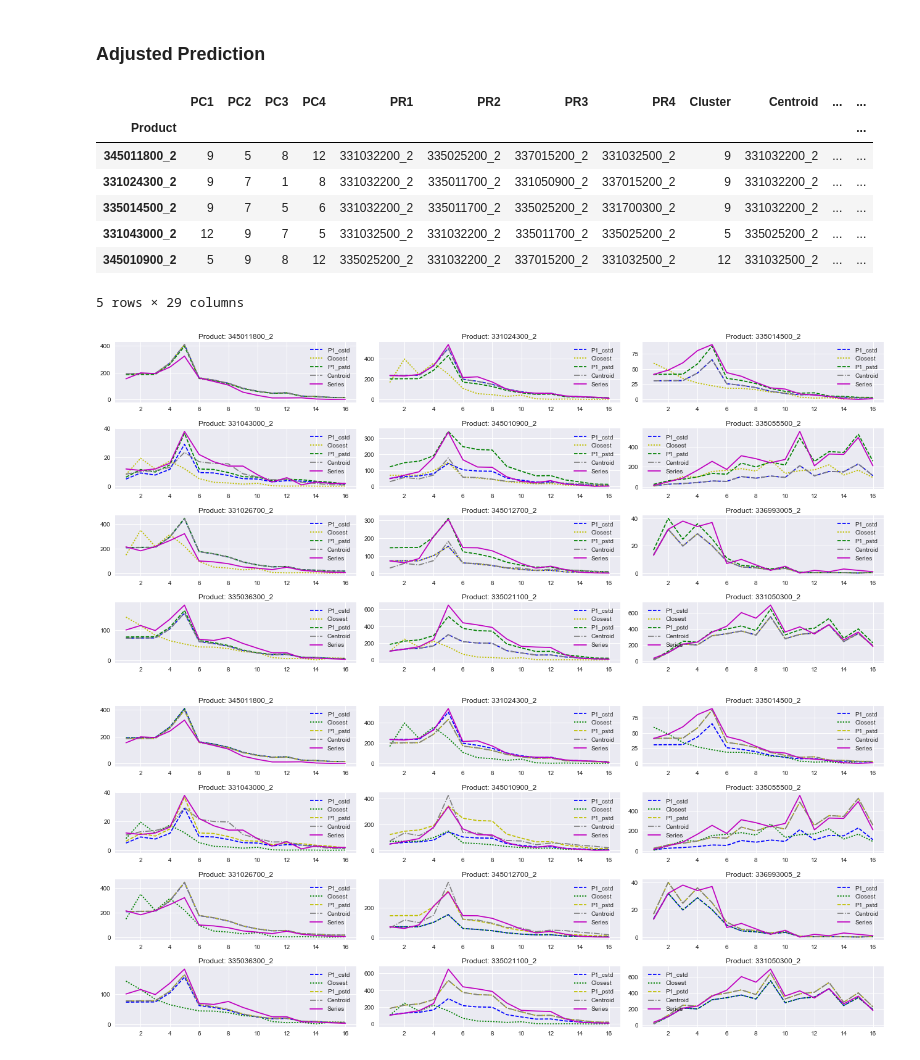
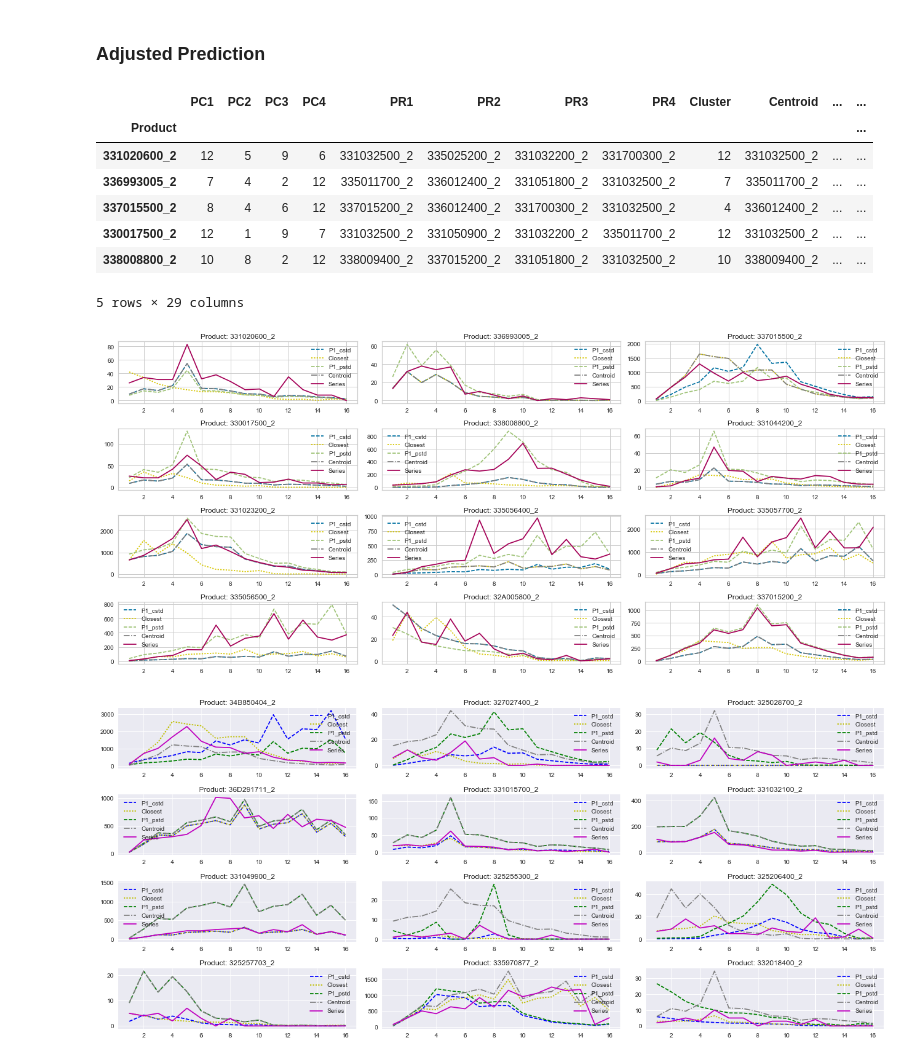
Before and after one commit to imad24/pc_clustering, a Jupyter notebook: notebooks/7SEF/0.6-imad-predict-NPI-quantities.ipynb, the cells around one changed output. Cells and saved outputs as stored; diff of their text form; code cells hidden in the pictures.

```diff
--- a/notebooks/7SEF/0.6-imad-predict-NPI-quantities.ipynb
+++ b/notebooks/7SEF/0.6-imad-predict-NPI-quantities.ipynb
@@ -205,0 +214,9 @@ avg / total       0.47      0.45      0.45       210
+# %%
+
+
+X_train, X_test, y_train, y_test = train_test_split(X, y, test_size=0.1)
+visualizer = ClassificationReport(classifier, classes=None, support=True)
+
+visualizer.fit(X_train, y_train)  # Fit the visualizer and the model
+visualizer.score(X_test, y_test)  # Evaluate the model on the test data
+g = visualizer.poof()
@@ -428,7 +438,7 @@ from sklearn.externals import joblib
 
 
 features_df.head()
-encoded_df = encode(features_df,non_categorical = ["Tprice","Nstore"])
+encoded_df = tools.encode(features_df,non_categorical = ["Tprice","Nstore"])
 
 encoded_df.head()
 # %% [output]
@@ -443,7 +453,7 @@ encoded_df.head()
 # %%
 predictor = joblib.load(models_path+'regressor_std.pkl')
 
-disp = p_series.iloc[:,:-3].loc[results.index[0:12]]
+disp = p_series.iloc[:,:-3].loc[bad.index[:12]]
 disp = p_series.iloc[:,:-3]
 
 R2 = []
@@ -485,14 +495,14 @@ for index,values in disp.iterrows():
     rmse3 = math.sqrt(MSE(p3,series)/n)
     rmse4 = math.sqrt(MSE(p4,series)/n)
 
-    r2_1 = r2_score(p1,series,multioutput="uniform_average")
-    r2_2 = r2_score(p2,series,multioutput="uniform_average")
-    r2_3 = r2_score(p3,series,multioutput="uniform_average")
-    r2_4 = r2_score(p4,series,multioutput="uniform_average")
+    r2_1 = tools.MASE(series,series,p1) #r2_score(p1,series,multioutput="uniform_average")
+    r2_2 = tools.MASE(series,series,p2)#r2_score(p2,series,multioutput="uniform_average")
+    r2_3 = tools.MASE(series,series,p3)#r2_score(p3,series,multioutput="uniform_average")
+    r2_4 = tools.MASE(series,series,p4)#r2_score(p4,series,multioutput="uniform_average")
 
     r2 = [r2_1,r2_2,r2_3,r2_4]
     rmse = [rmse1,rmse2,rmse3,rmse4]
-    best = np.argmin(rmse)
+    best = 0 #np.argmin(rmse)
 
     BEST.append(best)
     R2.append(r2[best])
@@ -502,7 +512,7 @@ disp["R2"] = R2
 disp["RMSE"] = RMSE
 disp["Best"] = BEST
 display(disp.R2.describe())
-disp[disp.R2>0].R2.plot(kind="box")
-print(disp[disp.R2>0].R2.count()/disp.shape[0])
+disp[disp.R2<1.5].R2.plot(kind="box")
+print(disp[disp.R2<4].R2.count()/disp.shape[0])
 plt.show()
 # %% [output]
@@ -520,7 +530,9 @@ Name: R2, dtype: float64
 # %% [markdown]
 ### Display First Prediction
 # %%
-display_result = disp[disp.R2>0].nlargest(disp.shape[0],"R2").iloc[:12,:-3]
+part = 1
+
+display_result = disp[disp.R2>0].nsmallest(disp.shape[0],"RMSE").iloc[12 * (part-1) : 12 * (part),:-3]
 
 display(disp.loc[display_result.index].head())
 plt.figure(figsize=(18,8))
@@ -610,7 +620,7 @@ plt.show()
 from sklearn.neighbors import KNeighborsClassifier
 from sklearn.neighbors import NearestNeighbors
 
-display_result = disp[disp.R2>0].nlargest(disp.shape[0],"R2").iloc[:12,:-3]
+display_result = disp[disp.R2>0].nlargest(disp.shape[0],"R2").iloc[-12:,:-3]
 
 display(disp.loc[display_result.index].head())
 plt.figure(figsize=(18,8))
@@ -654,46 +664,49 @@ for index,values in display_result.iterrows():
     #Adjusted
     knn = NearestNeighbors(n_neighbors=1, metric="euclidean")
     knn.fit(p_array.iloc[:,:n_points])
     closest = knn.kneighbors([first_points], 1, return_distance=False)[0][0]
 
     cstd = (series[:n_points]/p_array.iloc[closest,:n_points]).median()
 
     #multiply by the caluclated std
     p1c = p1 * cstd
     p1p = p1 * pstd[0]
     c_series *= cstd
 
 
     plt.plot(p1c,label="P1_cstd",ls='--',c='b')
     plt.plot(p_array.iloc[closest]*cstd,label="Closest",c='y',ls=':')
     plt.plot(p1p,label="P1_pstd",ls='--',c='g')
 
 
     plt.plot(c_series,label="Centroid",c='grey',ls='-.')
     plt.plot(series,label="Series",c='m')
 
     plt.legend(loc=0)
     i+=1
 
 plt.tight_layout()
 plt.show()
 # %% [output]
 |  | PC1 | PC2 | PC3 | PC4 | PR1 | PR2 | PR3 | PR4 | Cluster | Centroid | ... | ... |
 | Product |  |  |  |  |  |  |  |  |  |  |  | ... |
-| 345011800_2 | 9 | 5 | 8 | 12 | 331032200_2 | 335025200_2 | 337015200_2 | 331032500_2 | 9 | 331032200_2 | ... | ... |
-| 331024300_2 | 9 | 7 | 1 | 8 | 331032200_2 | 335011700_2 | 331050900_2 | 337015200_2 | 9 | 331032200_2 | ... | ... |
-| 335014500_2 | 9 | 7 | 5 | 6 | 331032200_2 | 335011700_2 | 335025200_2 | 331700300_2 | 9 | 331032200_2 | ... | ... |
-| 331043000_2 | 12 | 9 | 7 | 5 | 331032500_2 | 331032200_2 | 335011700_2 | 335025200_2 | 5 | 335025200_2 | ... | ... |
-| 345010900_2 | 5 | 9 | 8 | 12 | 335025200_2 | 331032200_2 | 337015200_2 | 331032500_2 | 12 | 331032500_2 | ... | ... |
+| 331020600_2 | 12 | 5 | 9 | 6 | 331032500_2 | 335025200_2 | 331032200_2 | 331700300_2 | 12 | 331032500_2 | ... | ... |
+| 336993005_2 | 7 | 4 | 2 | 12 | 335011700_2 | 336012400_2 | 331051800_2 | 331032500_2 | 7 | 335011700_2 | ... | ... |
+| 337015500_2 | 8 | 4 | 6 | 12 | 337015200_2 | 336012400_2 | 331700300_2 | 331032500_2 | 4 | 336012400_2 | ... | ... |
+| 330017500_2 | 12 | 1 | 9 | 7 | 331032500_2 | 331050900_2 | 331032200_2 | 335011700_2 | 12 | 331032500_2 | ... | ... |
+| 338008800_2 | 10 | 8 | 2 | 12 | 338009400_2 | 337015200_2 | 331051800_2 | 331032500_2 | 10 | 338009400_2 | ... | ... |
 5 rows × 29 columns
-[figure, old version]
+[figure, new version]
 # %%
+import imp
 
-
-
+from visualization import classification_analysis as ca
+%aimport visualization.classification_analysis
+imp.reload(settings)
+imp.reload(visualization.classification_analysis)
 
 ca.predictions_plot(display_result,series_df, standard = True, nearest = True)
 
 plt.show()
 # %% [output]
-[figure, old version]
+[figure, new version]
```
Also changed, not shown: parts of 17 cells of this notebook, 27 other files.
